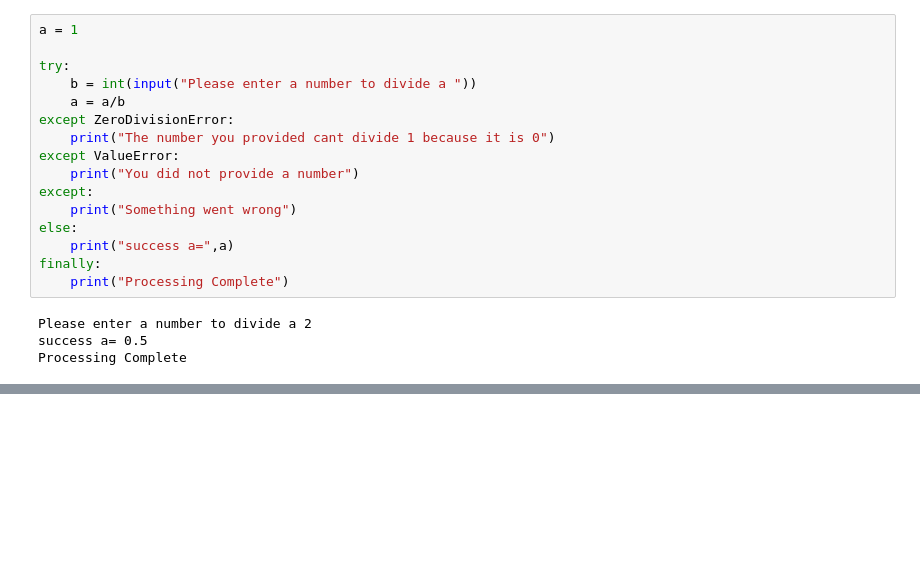
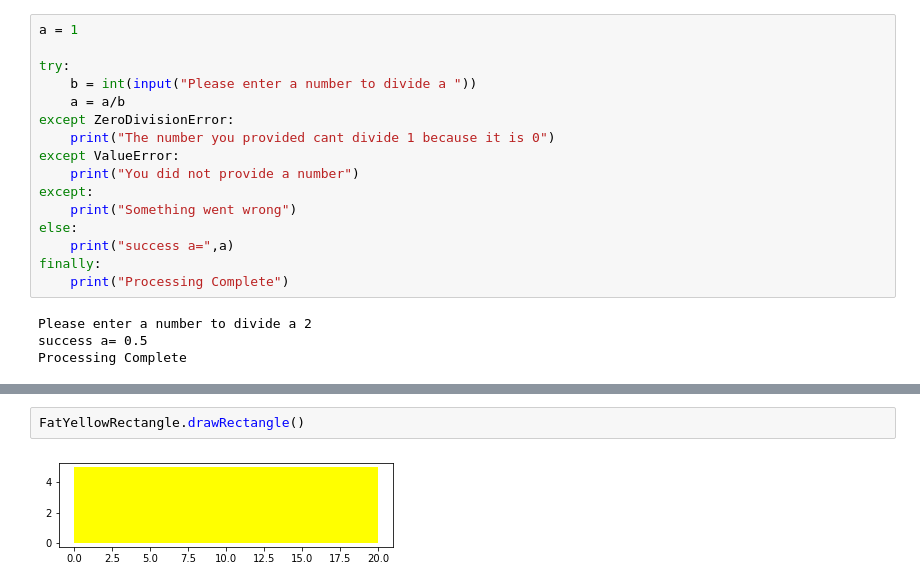
Before and after one commit to PosgradoMNA/actividades-de-aprendizaje-fco-parga, a Jupyter notebook: IBM_Modulo_03.ipynb, the cells around one changed output, grey strips where cells are left out. Cells and saved outputs as stored; diff of their text form; blank space fills up the shorter version.

```diff
--- a/IBM_Modulo_03.ipynb
+++ b/IBM_Modulo_03.ipynb
@@ -857,0 +992,4 @@ Processing Complete
+# %%
+FatYellowRectangle.drawRectangle()
+# %% [output]
+[figure, added]
```
Also changed, not shown: parts of 28 cells of this notebook.
